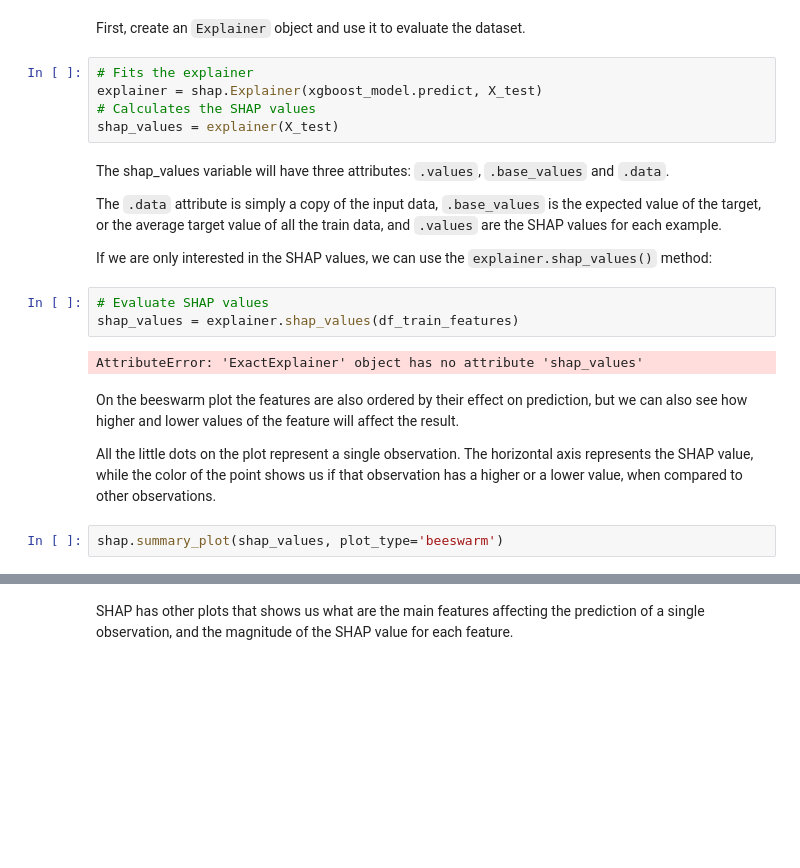
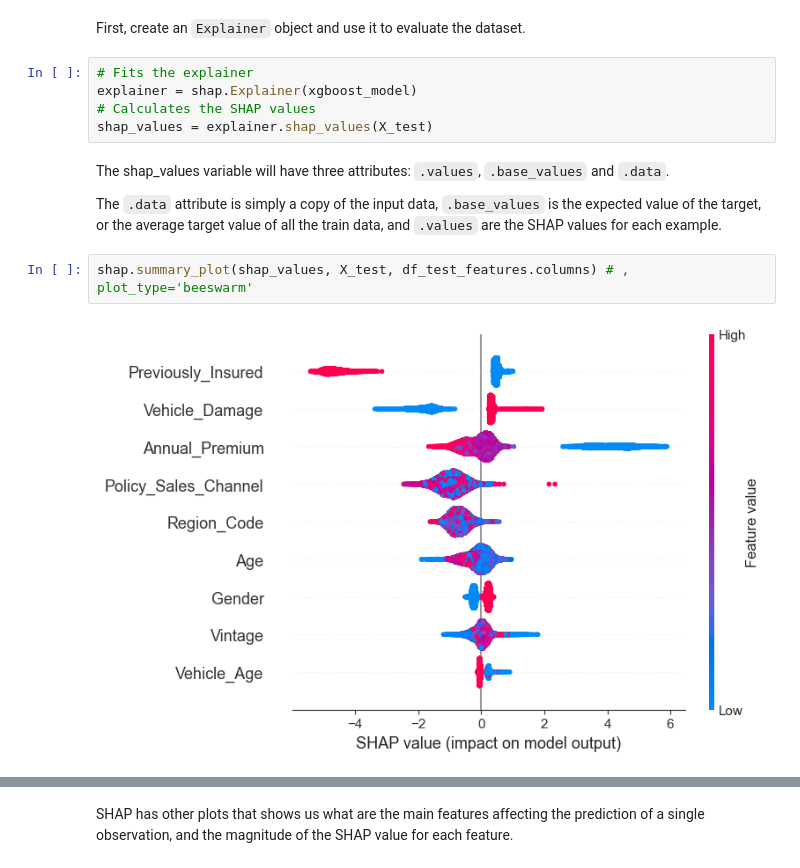
Before and after one commit to HugoTex98/Health-Insurance-Cross-Sell-Prediction, a Jupyter notebook: Health_Insurance_Cross_Sell_Prediction.ipynb, the cells around one changed output, grey strips where cells are left out. Cells and saved outputs as stored; diff of their text form; blank space fills up the shorter version.

```diff
--- a/Health_Insurance_Cross_Sell_Prediction.ipynb
+++ b/Health_Insurance_Cross_Sell_Prediction.ipynb
@@ -1615,23 +1660,14 @@ AUC: 0.79
 First, create an `Explainer` object and use it to evaluate the dataset.
 # %%
 # Fits the explainer
-explainer = shap.Explainer(xgboost_model.predict, X_test)
+explainer = shap.Explainer(xgboost_model)
 # Calculates the SHAP values
-shap_values = explainer(X_test)
+shap_values = explainer.shap_values(X_test)
 # %% [markdown]
 The shap_values variable will have three attributes: `.values`, `.base_values` and `.data`.
 
 The `.data` attribute is simply a copy of the input data, `.base_values` is the expected value of the target, or the average target value of all the train data, and `.values` are the SHAP values for each example.
-
-If we are only interested in the SHAP values, we can use the `explainer.shap_values()` method:
-# %%
-# Evaluate SHAP values
-shap_values = explainer.shap_values(df_train_features)
-# %% [output]
-AttributeError: 'ExactExplainer' object has no attribute 'shap_values'
-# %% [markdown]
-On the beeswarm plot the features are also ordered by their effect on prediction, but we can also see how higher and lower values of the feature will affect the result.
-
-All the little dots on the plot represent a single observation. The horizontal axis represents the SHAP value, while the color of the point shows us if that observation has a higher or a lower value, when compared to other observations.
 # %%
-shap.summary_plot(shap_values, plot_type='beeswarm')
+shap.summary_plot(shap_values, X_test, df_test_features.columns) # , plot_type='beeswarm'
+# %% [output]
+[figure, added]
```
Also changed, not shown: parts of 19 cells of this notebook.
